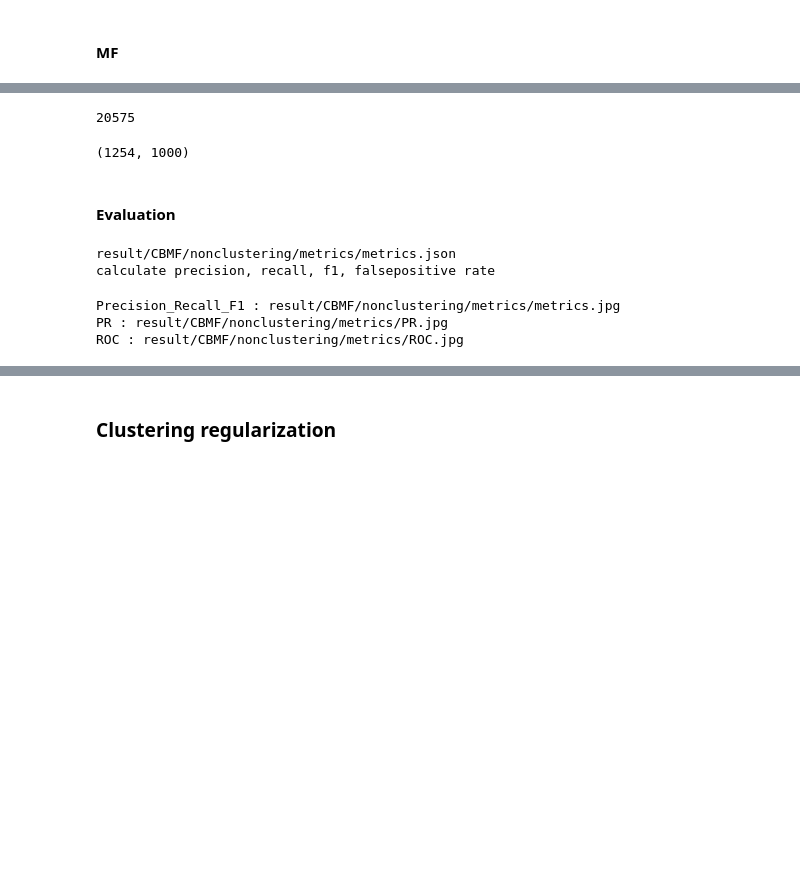
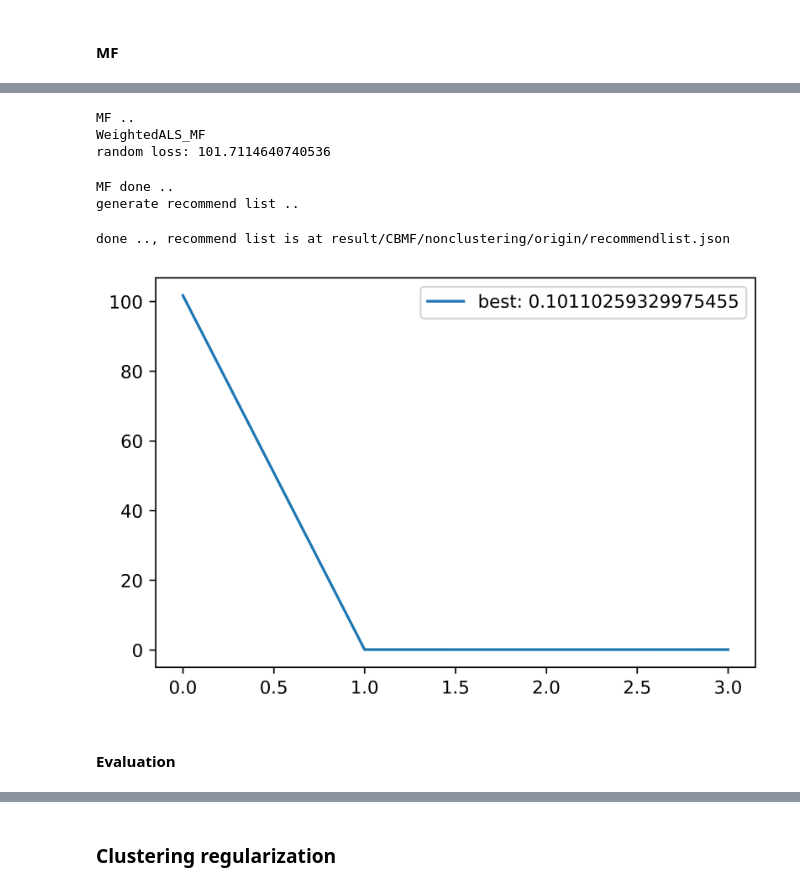
Before and after one commit to yls108u/Library_recommendation_system, a Jupyter notebook: recommendation.ipynb, the cells around one changed output, grey strips where cells are left out. Saved outputs shown, nothing was run; the diff lists cells and outputs as text; code cells hidden in the pictures; blank space fills up the shorter version.

```diff
--- a/recommendation.ipynb
+++ b/recommendation.ipynb
@@ -231,8 +211,3 @@ CBMF
     Nima Mirbakhsh, Charles X. Ling
 
   - ACM Transactions on Knowledge Discovery from DataVolume 9Issue 4June 2015
-# %%
-%autoreload
-from RS.MatrixFactorization import WeightedALS_MF as WALSMF
-from RS.utils.plotutils import plotLoss
-d = torch.device('cuda:3')
@@ -357,11 +270,0 @@ info = loadjson(os.path.join("data","crossdomain","crossdomain_info.json"))
-# %%
-testing_range = info['testing_range']
-testing_user=info['testing_user']
-print(testing_range)
-# %% [output]
-20575
-# %%
-testing_user_book_prediction = predction[testing_range:, 0:1000].numpy()
-print(testing_user_book_prediction.shape)
-# %% [output]
-(1254, 1000)
@@ -380,2 +271,49 @@ writejson(
+# %%
+# for halfway execution
+# If continuously execute from
+# Build Cross Domain user item matrix,
+# There is no needed to execute this block
+
+cross_matrix = torch.tensor(
+    np.load(
+        os.path.join(dataroot, "crossdomain",
+        "normalize","cross_domain.npy"
+        )
+    ),
+    dtype=torch.double
+)
+
+info = loadjson(
+    os.path.join(dataroot, "crossdomain","info.json")
+)
+# %%
+mf_args = {
+    'latency':40,'l2_reg':0.1,
+    'fill_empty':torch.mean(cross_matrix).item(),
+    'w_obs':1, 'w_m':0.001,
+    'epochs':3
+}
+recommend_list_path = Cross_MF(
+    cross_matrix=cross_matrix,
+    testing_range=info['testing_range'],
+    testing_user=info['testing_user'],
+    model="WeightedALS_MF", model_args=mf_args,
+    on_device=d,
+    model_save_path=os.path.join(
+        cbmf_savepath,"nonclustering","origin","model"
+    ),
+    result_saving_path=os.path.join(
+        cbmf_savepath,"nonclustering","origin"
+    ),
+    show_loss=True
+)
+# %% [output]
+MF ..
+WeightedALS_MF
+random loss: 101.7114640740536
+MF done ..
+generate recommend list ..
+done .., recommend list is at result/CBMF/nonclustering/origin/recommendlist.json
+[figure, added]
 # %% [markdown]
 #### Evaluation
@@ -382,13 +329,7 @@ writejson(
 # %%
 Evaluate(
-    result_root = os.path.join(cbmf_savepath, "nonclustering"),
-    recommendlist = os.path.join(cbmf_savepath, "nonclustering", "recommendlist.json"),
+    result_root = os.path.join(cbmf_savepath, "nonclustering","origin"),
+    recommendlist = recommend_list_path,
     gth = os.path.join("result", "testing_user_groundtruth.json"),
-    item_list=list(str(i) for i in range(1000))
+    item_list=all_cates
 )
-# %% [output]
-result/CBMF/nonclustering/metrics/metrics.json
-calculate precision, recall, f1, falsepositive rate
-Precision_Recall_F1 : result/CBMF/nonclustering/metrics/metrics.jpg
-PR : result/CBMF/nonclustering/metrics/PR.jpg
-ROC : result/CBMF/nonclustering/metrics/ROC.jpg
```
Also changed, not shown: parts of 31 cells of this notebook, 5 other files.
